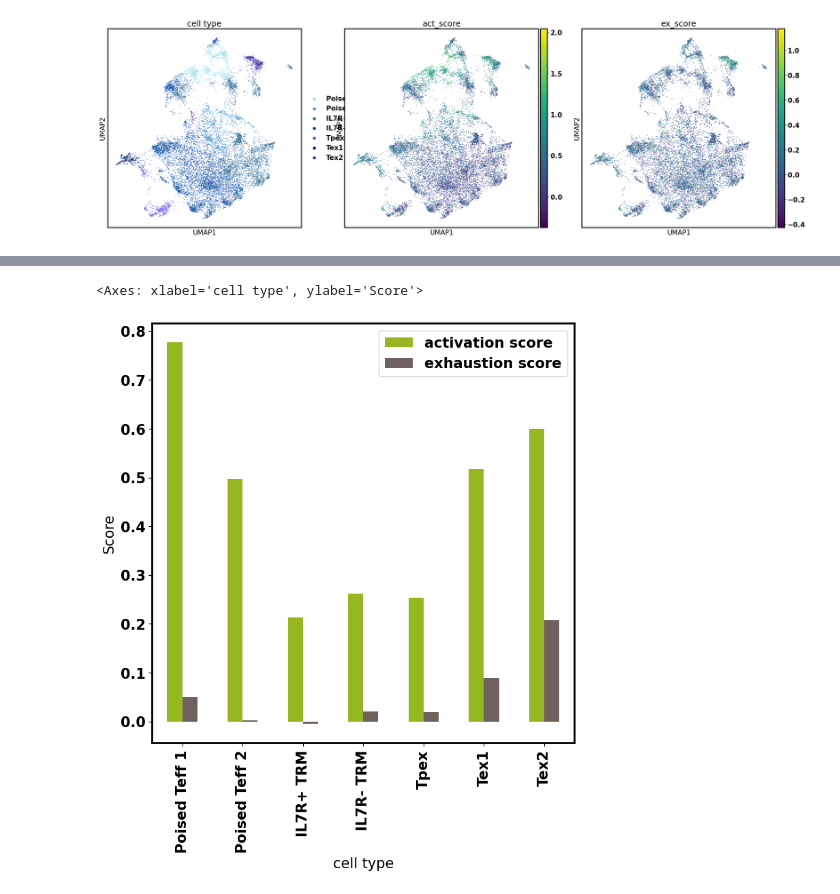
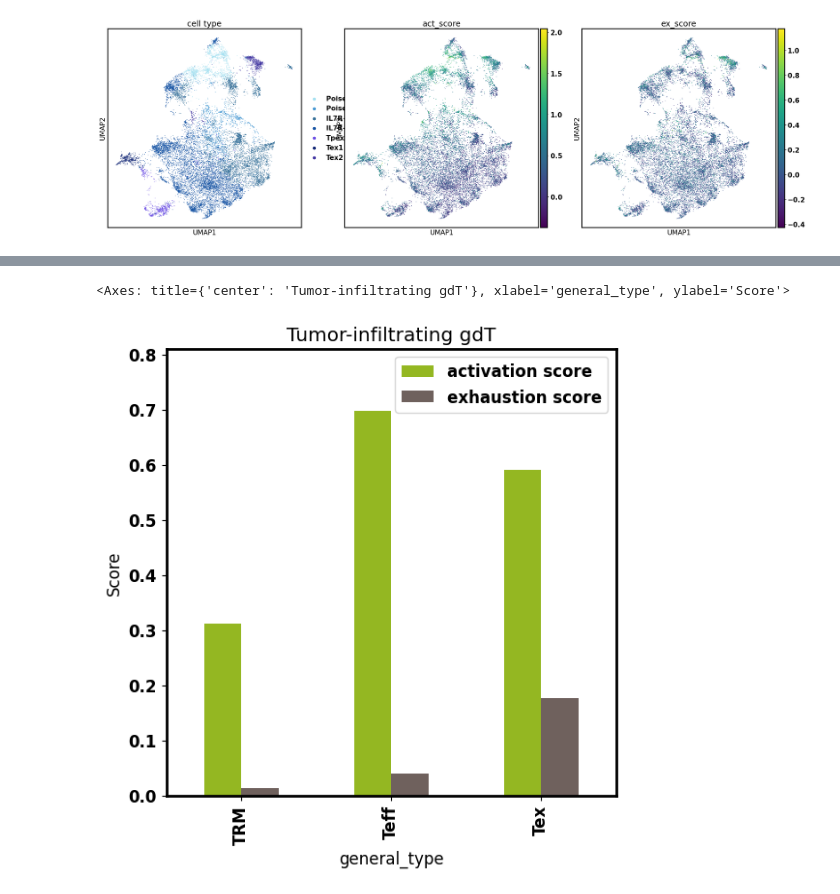
Before and after one commit to Brubaker-Lab/CRCgdTCompute, a Jupyter notebook: Geneformer/Geneformer_prepare.ipynb, the cells around one changed output, grey strips where cells are left out. Drawn from its saved outputs; the diff is of its cells as text; code cells hidden in the pictures.

```diff
--- a/Geneformer/Geneformer_prepare.ipynb
+++ b/Geneformer/Geneformer_prepare.ipynb
@@ -231,10 +164,0 @@ for i, ii in enumerate(adata.obs['cell type'].values.categories):
-# %%
-adata.obs['cell type colors'] = adata.obs['cell type'].replace(color_dict)
-plt.rcParams.update({'font.size': 15, 'font.weight': 'heavy','axes.linewidth':2,'figure.figsize':[8,8]})
-plt.scatter(adata.obs['act_score'],adata.obs['ex_score'], c=adata.obs['cell type colors'], s = 5)
-act_thresh = np.percentile(adata.obs['act_score'].values, 50)
-ex_thresh = np.percentile(adata.obs['ex_score'].values, 50)
-plt.axvline(act_thresh,color = '#992A20', linestyle = '--',linewidth =2)
-plt.axhline(ex_thresh,color = '#992A20', linestyle = '--',linewidth =2)
-plt.xlabel('activation score', fontsize = 15, fontweight = 'bold')
-plt.ylabel('exhaustion score', fontsize = 15, fontweight = 'bold')
@@ -244,9 +165,14 @@ Text(0, 0.5, 'exhaustion score')
 # %%
-plt.rcParams.update({'font.size': 15, 'font.weight': 'heavy','axes.linewidth':2,'figure.figsize':[8,8]})
-vis_df = pd.DataFrame([adata.obs.groupby('cell type')['act_score'].mean(), adata.obs.groupby('cell type')['ex_score'].mean()]).T
+plt.rcParams.update({'font.size': 12, 'font.weight': 'heavy','axes.linewidth':2,'figure.figsize':[6,6]})
+adata_ti = adata[adata.obs['tissue']=='Carcinoma']
+adata_ti = adata_ti[adata_ti.obs['general_type'].isin(['Teff','TRM','Tex'])]
+adata_ti.obs['act_score'] = adata_ti.obs['act_score'].astype(float)
+adata_ti.obs['ex_score'] = adata_ti.obs['ex_score'].astype(float)
+vis_df = pd.DataFrame([adata_ti.obs.groupby('general_type')['act_score'].mean(), adata_ti.obs.groupby('general_type')['ex_score'].mean()]).T
 vis_df.columns = ['activation score','exhaustion score']
 vis_df.plot.bar(color = ['#94B722','#6F615D'],
-                ylabel = 'Score')
+                ylabel = 'Score',
+                title = 'Tumor-infiltrating gdT',ylim = [0,0.81])
 # %% [output]
-<Axes: xlabel='cell type', ylabel='Score'>
+<Axes: title={'center': 'Tumor-infiltrating gdT'}, xlabel='general_type', ylabel='Score'>
-[figure, old version]
+[figure, new version]
```
Also changed, not shown: parts of 13 cells of this notebook.
